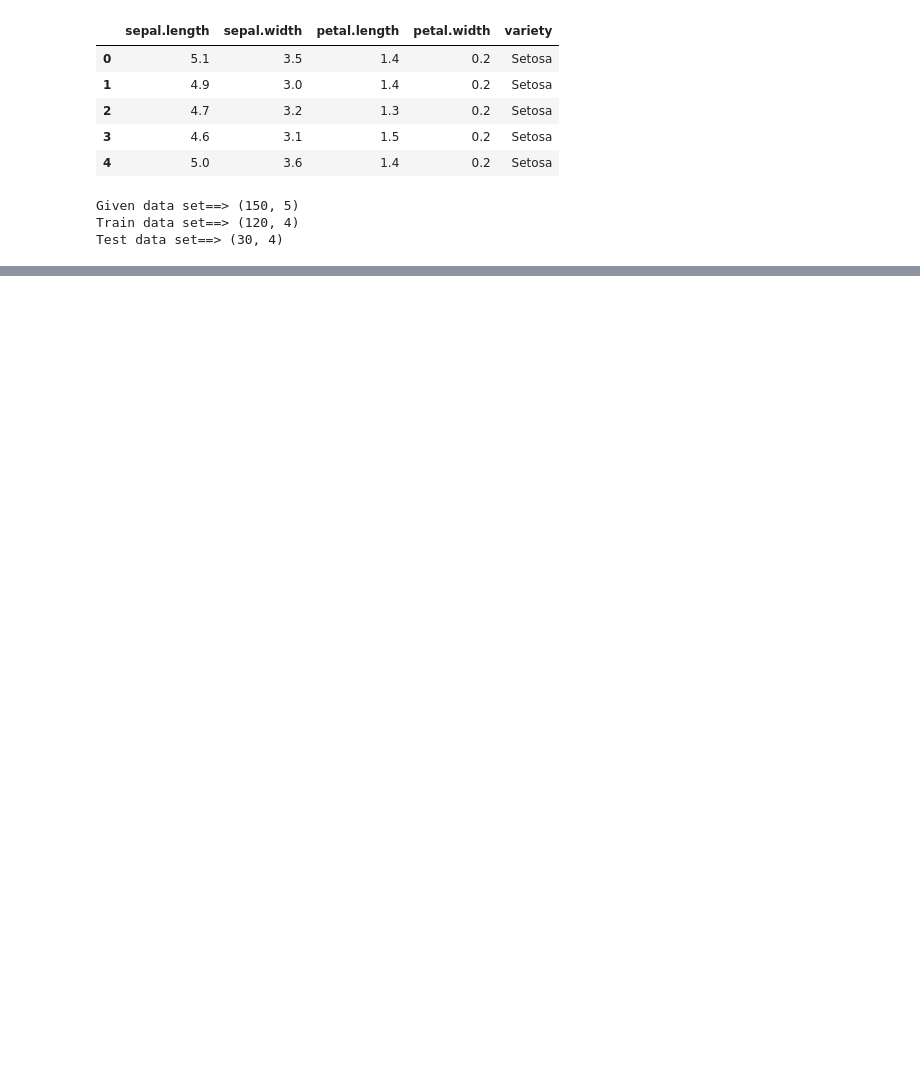
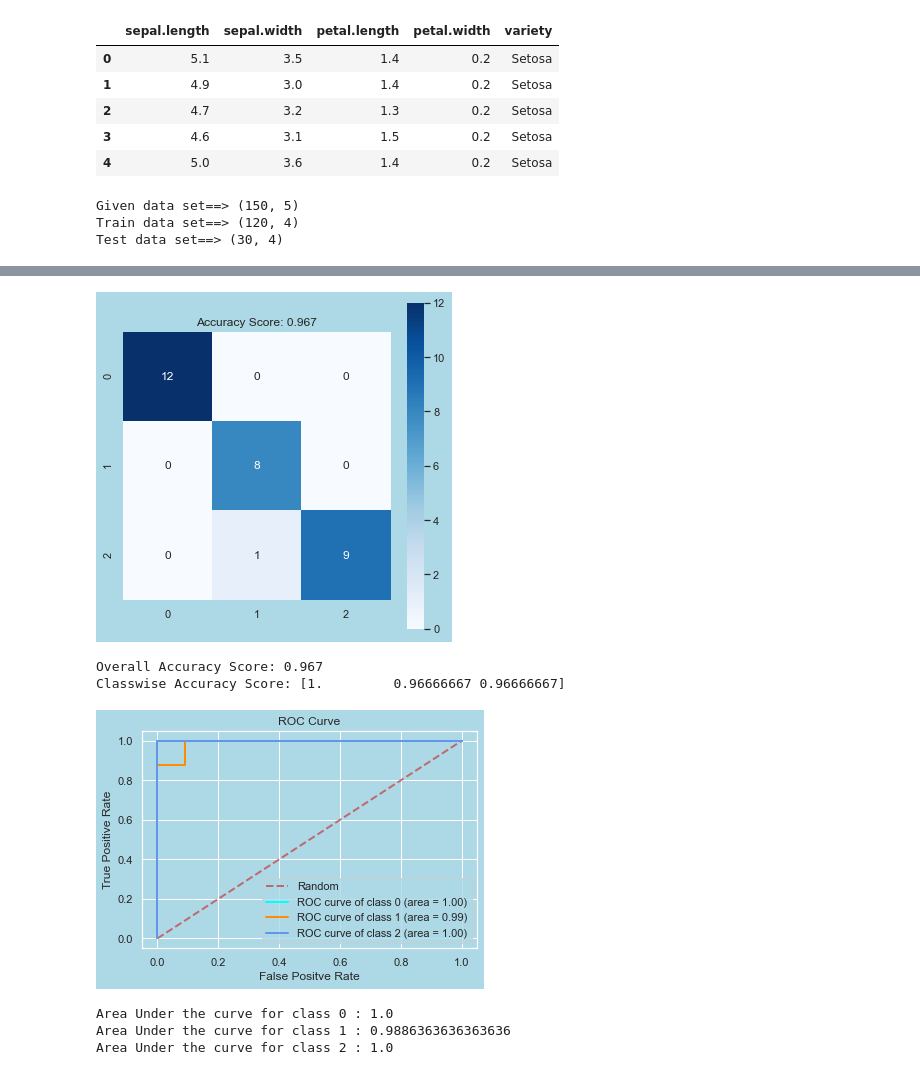
Before and after one commit to debonil/ml-assignments, a Jupyter notebook: Assignment2/M21AIE225_qu1.ipynb, the cells around one changed output, grey strips where cells are left out. Saved outputs shown, nothing was run; the diff lists cells and outputs as text; code cells hidden in the pictures; blank space fills up the shorter version.

```diff
--- a/Assignment2/M21AIE225_qu1.ipynb
+++ b/Assignment2/M21AIE225_qu1.ipynb
@@ -25,14 +146,29 @@ data.head()
 
 # 1. Split the dataset into train and test sets (80:20)
 
-X = data.drop("variety", axis = 1)
-Y = data ["variety"]
-X_train, X_test, Y_train, Y_test = train_test_split(X,Y, test_size= 0.2, random_state = 23)
+from sklearn.preprocessing import label_binarize
+from sklearn.model_selection import train_test_split
+
+X = data.drop("variety", axis=1)
+Y = data["variety"]
+X_train, X_test, Y_train, Y_test = train_test_split(
+    X, Y, test_size=0.2, random_state=23)
+
 
 print('Given data set==> {}'.format(data.shape))
 print('Train data set==> {}'.format(X_train.shape))
 print('Test data set==> {}'.format(X_test.shape))
+# for use in roc analysis
+y_test_bin = label_binarize(Y_test, classes=np.unique(Y_test))
 # %% [output]
 Given data set==> (150, 5)
 Train data set==> (120, 4)
 Test data set==> (30, 4)
+# %%
+
+# 2. Construct the Naive Bayes classifier from scratch and train it on the train set. Assume Gaussian distribution to compute probabilities.
+
+modelFromScratch = GaussianNBClassifierFromScratch()
+modelFromScratch.fit(X_train, Y_train)
+Y_pred = modelFromScratch.predict(X_test)
+y_score = modelFromScratch.predictProbabilities(X_test)
@@ -39,3 +184,21 @@ Test data set==> (30, 4)
+# %%
+'''
+3. Evaluate the performance using the following metric on the test set
+    a. Confusion matrix
+    b. Overall and class-wise accuracy
+    c. ROC curve, AUC
+'''
+confusionMatrixAndAccuracyReport(Y_test, Y_pred)
+
+rocCurveAndAucAnalysis(y_test_bin, y_score)
+# %% [output]
+[figure, added]
+Overall Accuracy Score: 0.967
+Classwise Accuracy Score: [1.         0.96666667 0.96666667]
+[figure, added]
+Area Under the curve for class 0 : 1.0
+Area Under the curve for class 1 : 0.9886363636363636
+Area Under the curve for class 2 : 1.0
 # %%
 
 # 4. Use any library (e.g. scikit-learn) and repeat 1 to 3
```
Also changed, not shown: parts of 10 cells of this notebook.
